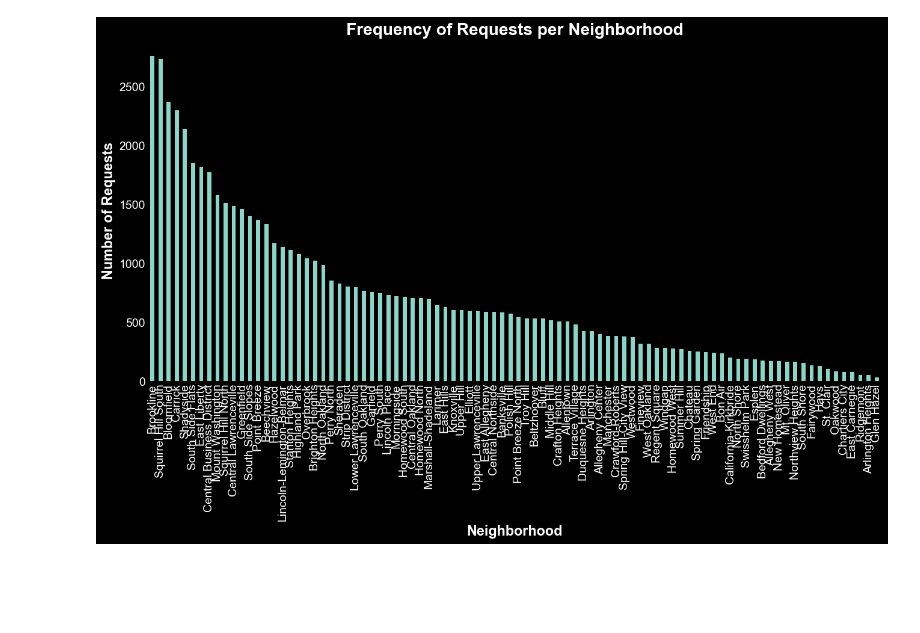
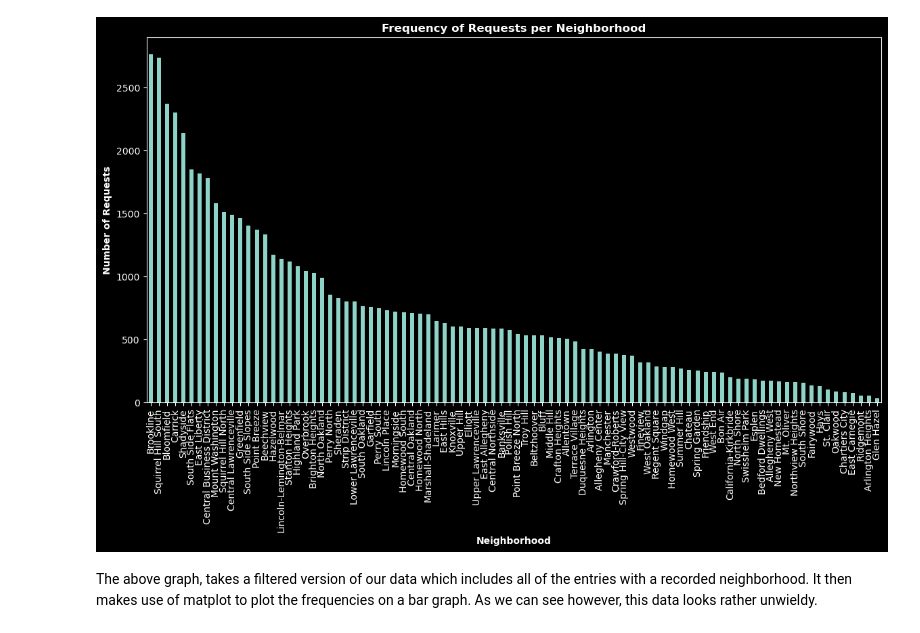
Before and after one commit to thekevindong/Pittsburgh-Livability-Index, a Jupyter notebook: Requests.ipynb, the cells around one changed output. Cells and saved outputs as stored; diff of their text form; code cells hidden in the pictures; blank space fills up the shorter version.

```diff
--- a/Requests.ipynb
+++ b/Requests.ipynb
@@ -4,34 +7,36 @@ import matplotlib.pyplot as plt
 # %%
 #reads csv from file path, converts csv to a dataframe for further use
 entry=pd.read_csv("311.csv")
 data=pd.DataFrame(entry)
 
 
 #This makes use of the dropna() method which is a pandas method to return a new
 #data frame, dropping all missing values within the data frame. This is useful
 #because my focus on this data is entires
 filtered_data=data.dropna()
 #Keeps count of the amount of times each neighborhood made a call
 frequency = filtered_data['neighborhood'].value_counts()
 
 
 #sets a screen size to represent what you want to plot
 plt.figure(figsize=(14, 7))
 
 
 #PLots the filtered data as a bar graph
 frequency.plot(kind='bar')
 
 #Set labels for my graph, titling the graph, x and y axis, and setting the font to be bolded
 plt.title('Frequency of Requests per Neighborhood', fontweight='bold')
 plt.xlabel('Neighborhood', fontweight='bold')
 plt.ylabel('Number of Requests', fontweight='bold')
-plt
+
 
 
 plt.show()
 # %% [output]
-[figure, old version]
+[figure, new version]
+# %% [markdown]
+The above graph, takes a filtered version of our data which includes all of the entries with a recorded neighborhood. It then makes use of matplot to plot the frequencies on a bar graph. As we can see however, this data looks rather unwieldy.
 # %%
 #This section of my code and the two following graphs help to further clarify the data, showing the dispairty between
 #the 10 neighborhoods with the highest amount of calls, and the 10 neighborhods with the smallest amount of calls
```
Also changed, not shown: parts of 8 cells of this notebook.
